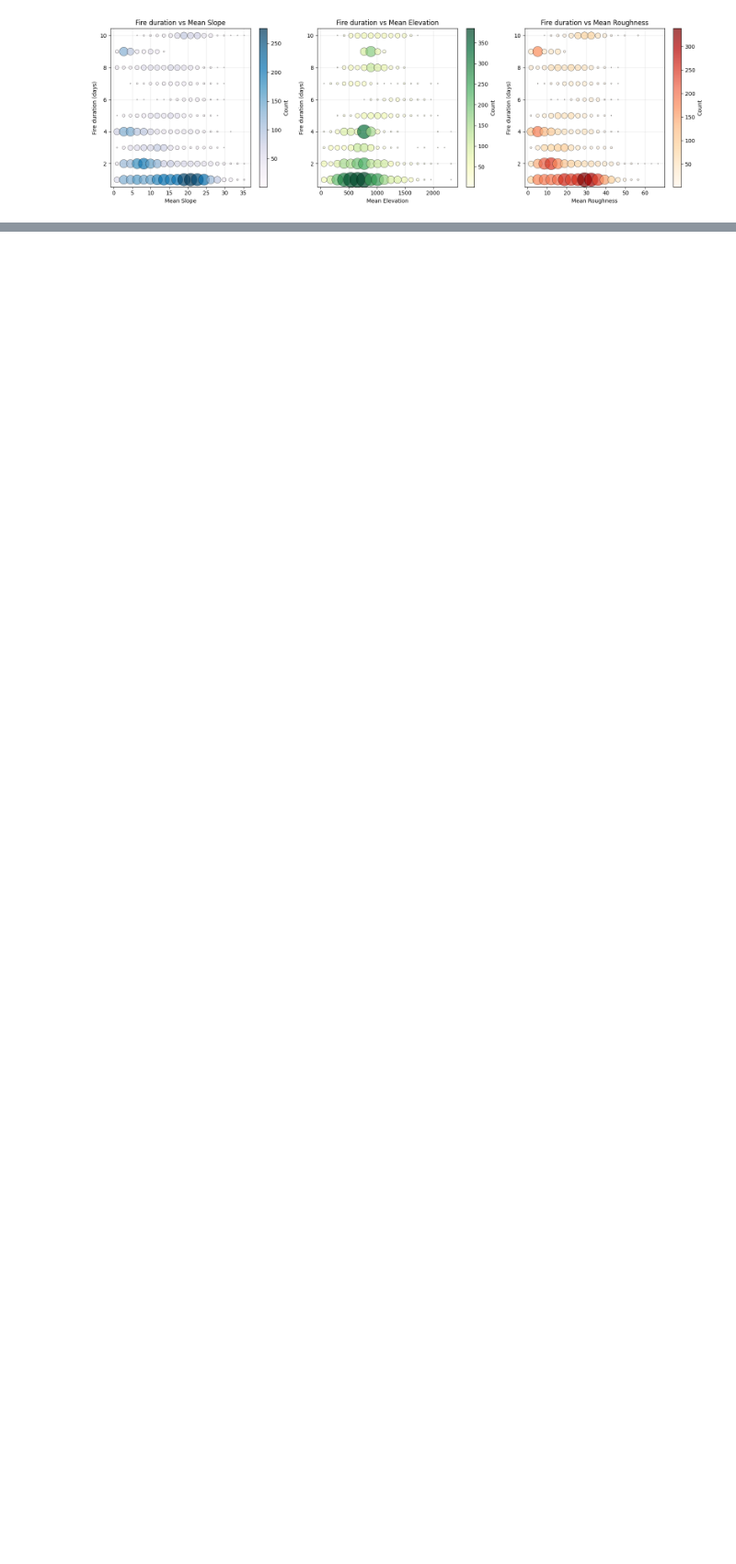
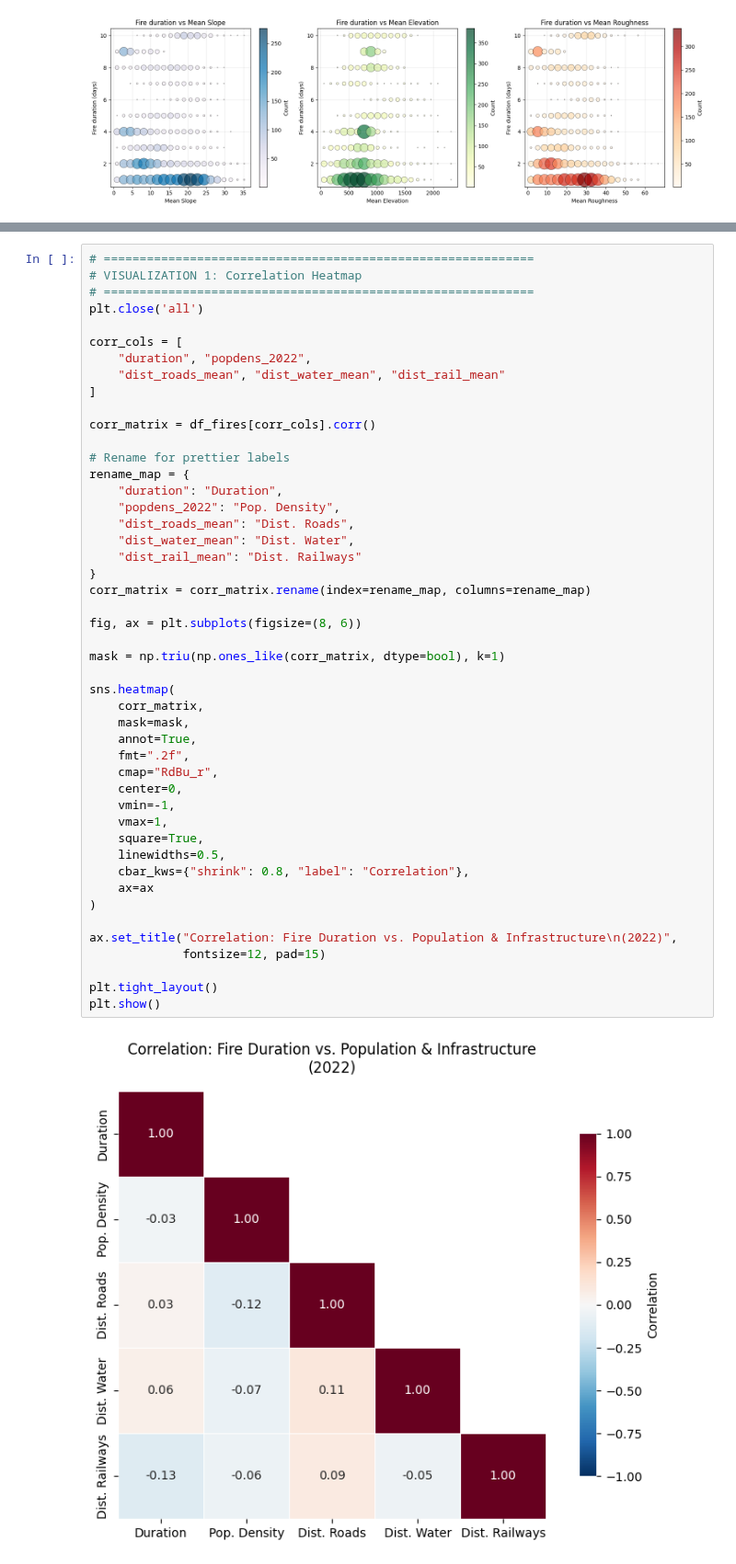
Before and after one commit to EstherRH00/IberFire, a Jupyter notebook: Part 2.ipynb, the cells around one changed output, grey strips where cells are left out. Shown at 92% size. Drawn from its saved outputs; the diff is of its cells as text; blank space fills up the shorter version.

```diff
--- a/Part 2.ipynb
+++ b/Part 2.ipynb
@@ -468,0 +627,49 @@ plt.show()
+# %%
+# ============================================================
+# VISUALIZATION 1: Correlation Heatmap
+# ============================================================
+plt.close('all')
+
+corr_cols = [
+    "duration", "popdens_2022",
+    "dist_roads_mean", "dist_water_mean", "dist_rail_mean"
+]
+
+corr_matrix = df_fires[corr_cols].corr()
+
+# Rename for prettier labels
+rename_map = {
+    "duration": "Duration",
+    "popdens_2022": "Pop. Density",
+    "dist_roads_mean": "Dist. Roads",
+    "dist_water_mean": "Dist. Water",
+    "dist_rail_mean": "Dist. Railways"
+}
+corr_matrix = corr_matrix.rename(index=rename_map, columns=rename_map)
+
+fig, ax = plt.subplots(figsize=(8, 6))
+
+mask = np.triu(np.ones_like(corr_matrix, dtype=bool), k=1)
+
+sns.heatmap(
+    corr_matrix,
+    mask=mask,
+    annot=True,
+    fmt=".2f",
+    cmap="RdBu_r",
+    center=0,
+    vmin=-1,
+    vmax=1,
+    square=True,
+    linewidths=0.5,
+    cbar_kws={"shrink": 0.8, "label": "Correlation"},
+    ax=ax
+)
+
+ax.set_title("Correlation: Fire Duration vs. Population & Infrastructure\n(2022)",
+             fontsize=12, pad=15)
+
+plt.tight_layout()
+plt.show()
+# %% [output]
+[figure, added]
```
Also changed, not shown: parts of 18 cells of this notebook.
